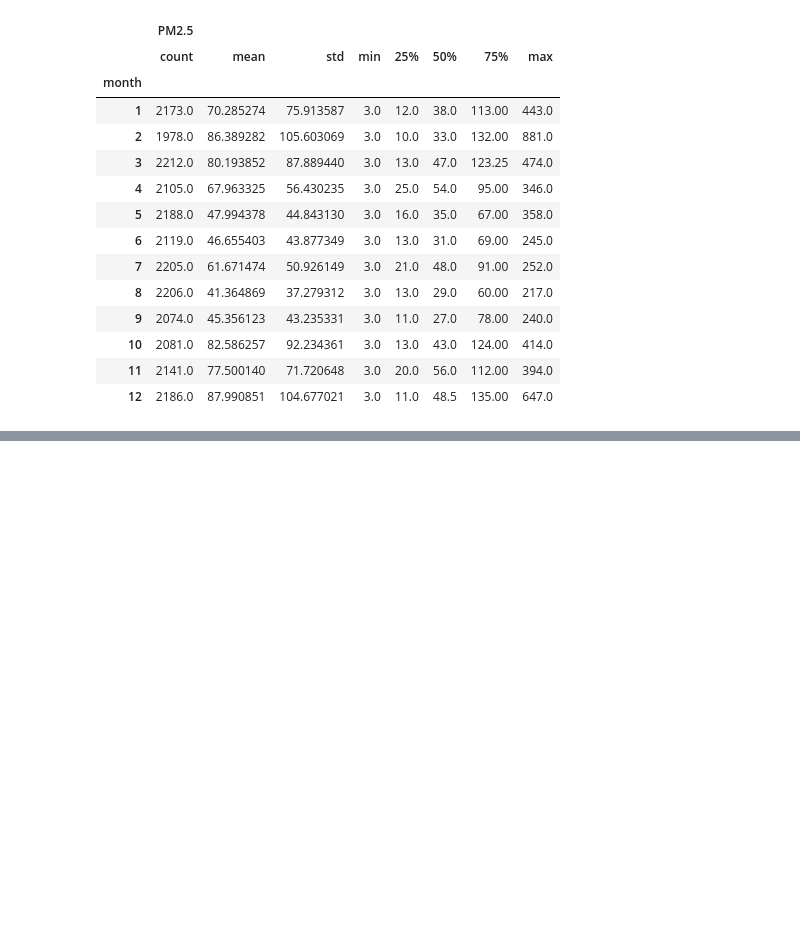
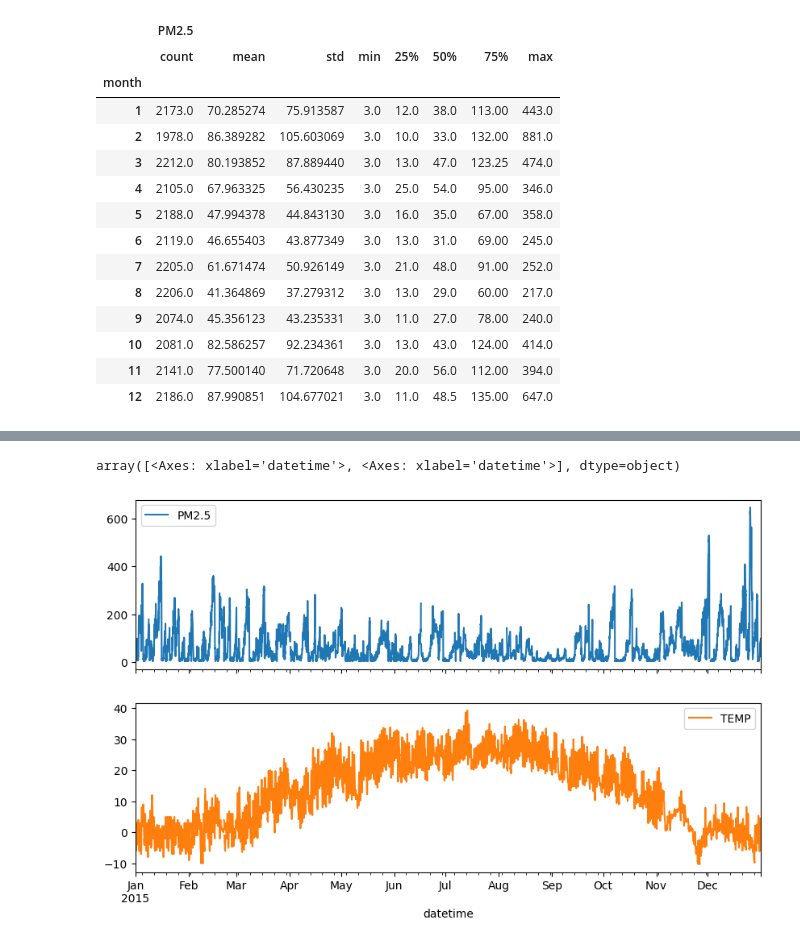
Before and after one commit to FahimS45/ML_projects_under_development, a Jupyter notebook: Anomaly Detection on Time Series Analysis/Time Series EDA.ipynb, the cells around one changed output, grey strips where cells are left out. Saved outputs shown, nothing was run; the diff lists cells and outputs as text; code cells hidden in the pictures; blank space fills up the shorter version.

```diff
--- a/Anomaly Detection on Time Series Analysis/Time Series EDA.ipynb
+++ b/Anomaly Detection on Time Series Analysis/Time Series EDA.ipynb
@@ -245,0 +258,7 @@ df_AIQ_2014.head()
+# %%
+df_AIQ_2015 = df_AIQ_with_index.loc['2015']
+df_AIQ_2015_pm_temp = df_AIQ_2015[['PM2.5', 'TEMP']]
+df_AIQ_2015_pm_temp.plot(subplots=True)
+# %% [output]
+array([<Axes: xlabel='datetime'>, <Axes: xlabel='datetime'>], dtype=object)
+[figure, added]
```
Also changed, not shown: parts of 5 cells of this notebook.
